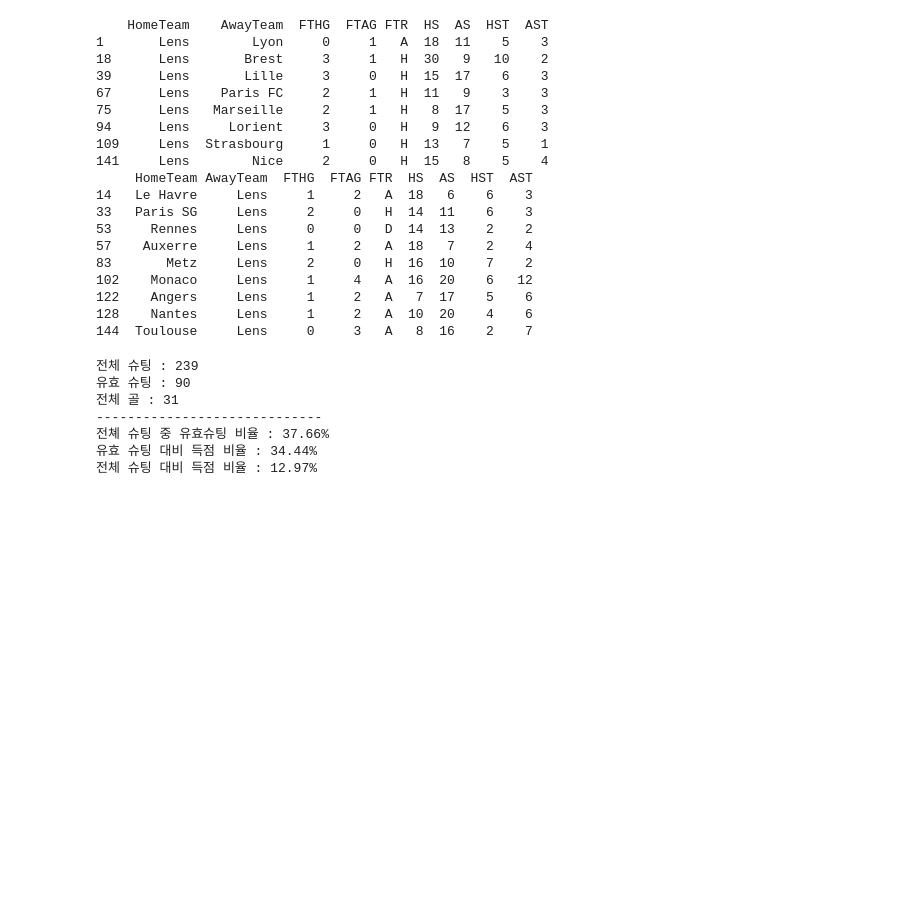
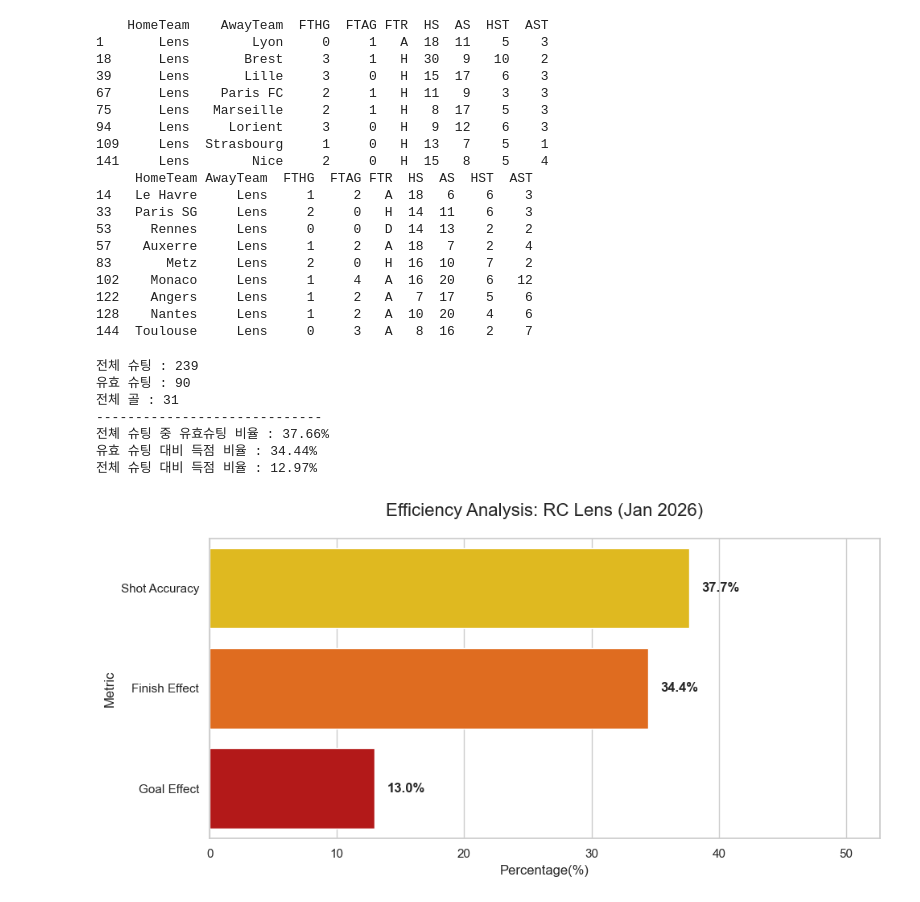
Before and after one commit to 0jyyyyy/Soccer_Lens, a Jupyter notebook: Ligue1/Ligue1_lens.ipynb, the cells around one changed output. Cells and saved outputs as stored; diff of their text form; code cells hidden in the pictures; blank space fills up the shorter version.

```diff
--- a/Ligue1/Ligue1_lens.ipynb
+++ b/Ligue1/Ligue1_lens.ipynb
@@ -88,6 +90,48 @@ print(f'전체 슈팅 대비 득점 비율 : {shots_total_eff:.2f}%')
 # %%
 # 시각화용 데이터프레임
 df_lens_view = pd.DataFrame({
-  '지표' : ['전체슈팅 대비 유효슈팅', '유효슈팅 대비 득점', '전체슈팅 대비 득점'],
-  '효율(%)' : [shots_acc, shots_target_eff, shots_total_eff]
+  'Metric' : ['Shot Accuracy', 'Finish Effect', 'Goal Effect'],
+  'Value (%)' : [shots_acc, shots_target_eff, shots_total_eff]
 })
+# %%
+# 그래프 스타일
+sns.set_theme(style='whitegrid')
+plt.figure(figsize=(10,5))
+
+# 랑스를 상징하는 색으로 그래프색 표현
+lens_colors = ['#FFCC00', '#FF6600', '#CC0000']
+
+# 가로형 바 그래프 생성(가독성이 좋을것같아서)
+
+ax = sns.barplot(
+  data=df_lens_view,
+  x='Value (%)',
+  y='Metric',
+  hue='Metric', # 색상을 구분할 기준
+  palette=lens_colors,
+  legend=False
+  )
+
+# 수치 표시
+for p in ax.patches: # p는 각 막대(객체)를 의미
+  # width : 막대의 가로 길이(Value(%)값)를 가져옴
+  width = p.get_width()
+
+  # plt.text(x좌표, y좌표, 표시할 내용, 옵션)
+  plt.text(
+    width + 1, # 막대 끝에서 1만큼 오른쪽 여백
+    p.get_y() + p.get_height()/2, # 막대의 세로 위치(y)에서 높이의 절반을 더해 '중앙에 맞춤
+    f'{width:.1f}%', # width 값을 소수점 첫째 자리까지 문자열로 포맷팅
+    va='center',  # 수직 정렬을 중앙으로 설정
+    fontweight='bold' # 글씨는 굵게
+    )
+
+# 타이틀을 포함 마무리
+plt.title("Efficiency Analysis: RC Lens (Jan 2026)",fontsize=16, pad=20)
+plt.xlabel('Percentage(%)')
+plt.xlim(0, max(df_lens_view['Value (%)']) + 15) # 수치 표시 공간 확보
+plt.tight_layout()
+
+plt.show()
+# %% [output]
+[figure, added]
```
Also changed, not shown: parts of 1 cell of this notebook.
